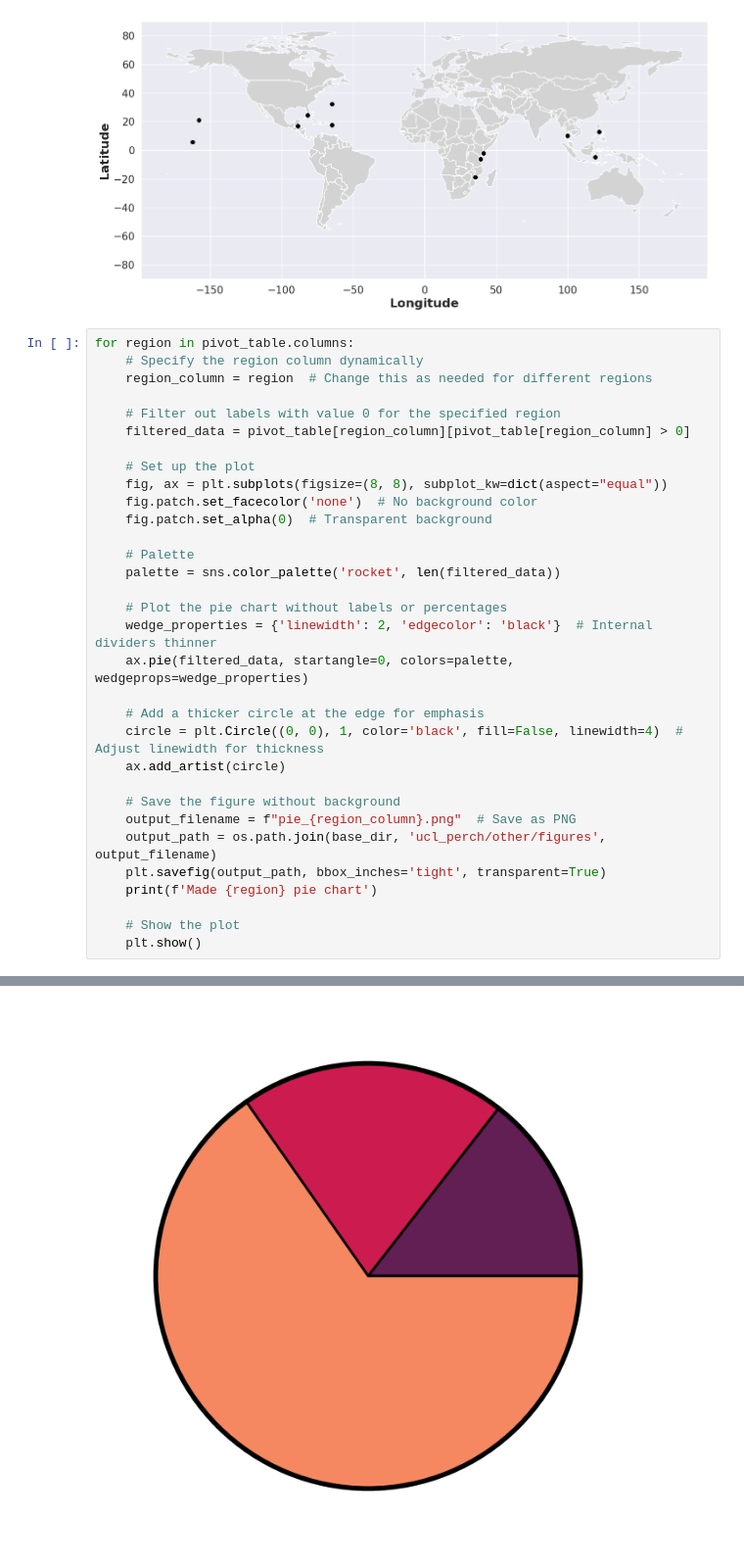
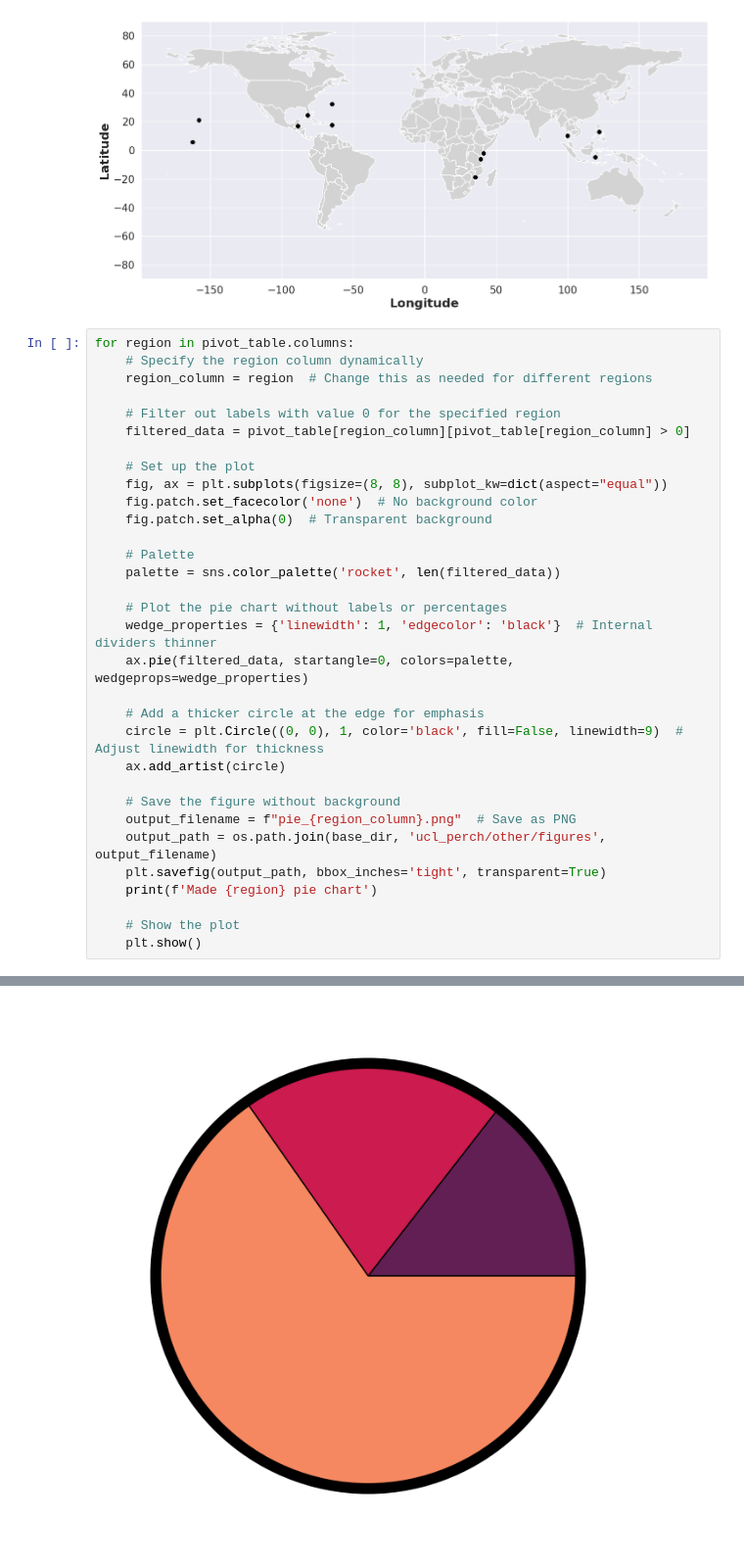
Before and after one commit to BenUCL/surfperch, a Jupyter notebook: manuscript-additions/figures.ipynb, the cells around one changed output, grey strips where cells are left out. Shown at 98% size. Drawn from its saved outputs; the diff is of its cells as text.

```diff
--- a/manuscript-additions/figures.ipynb
+++ b/manuscript-additions/figures.ipynb
@@ -856,33 +919,33 @@ for region in pivot_table.columns:
     # Specify the region column dynamically
     region_column = region  # Change this as needed for different regions
 
     # Filter out labels with value 0 for the specified region
     filtered_data = pivot_table[region_column][pivot_table[region_column] > 0]
 
     # Set up the plot
     fig, ax = plt.subplots(figsize=(8, 8), subplot_kw=dict(aspect="equal"))
     fig.patch.set_facecolor('none')  # No background color
     fig.patch.set_alpha(0)  # Transparent background
 
     # Palette
     palette = sns.color_palette('rocket', len(filtered_data))
 
     # Plot the pie chart without labels or percentages
-    wedge_properties = {'linewidth': 2, 'edgecolor': 'black'}  # Internal dividers thinner
+    wedge_properties = {'linewidth': 1, 'edgecolor': 'black'}  # Internal dividers thinner
     ax.pie(filtered_data, startangle=0, colors=palette, wedgeprops=wedge_properties)
 
     # Add a thicker circle at the edge for emphasis
-    circle = plt.Circle((0, 0), 1, color='black', fill=False, linewidth=4)  # Adjust linewidth for thickness
+    circle = plt.Circle((0, 0), 1, color='black', fill=False, linewidth=9)  # Adjust linewidth for thickness
     ax.add_artist(circle)
 
     # Save the figure without background
     output_filename = f"pie_{region_column}.png"  # Save as PNG
     output_path = os.path.join(base_dir, 'ucl_perch/other/figures', output_filename)
     plt.savefig(output_path, bbox_inches='tight', transparent=True)
     print(f'Made {region} pie chart')
 
     # Show the plot
     plt.show()
 # %% [output]
 Made belize pie chart
-[figure, old version]
+[figure, new version]
```
Also changed, not shown: parts of 8 cells of this notebook.
